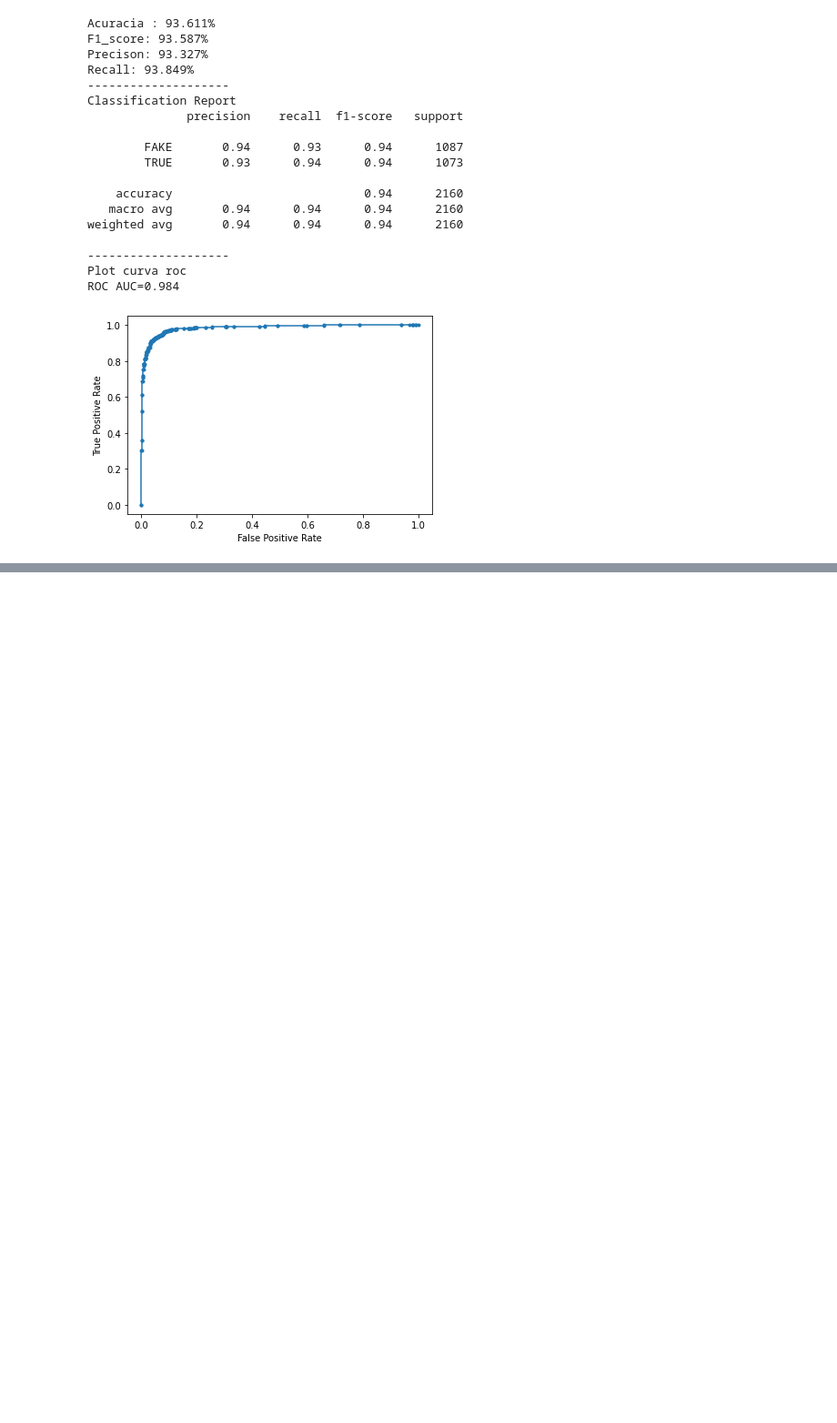
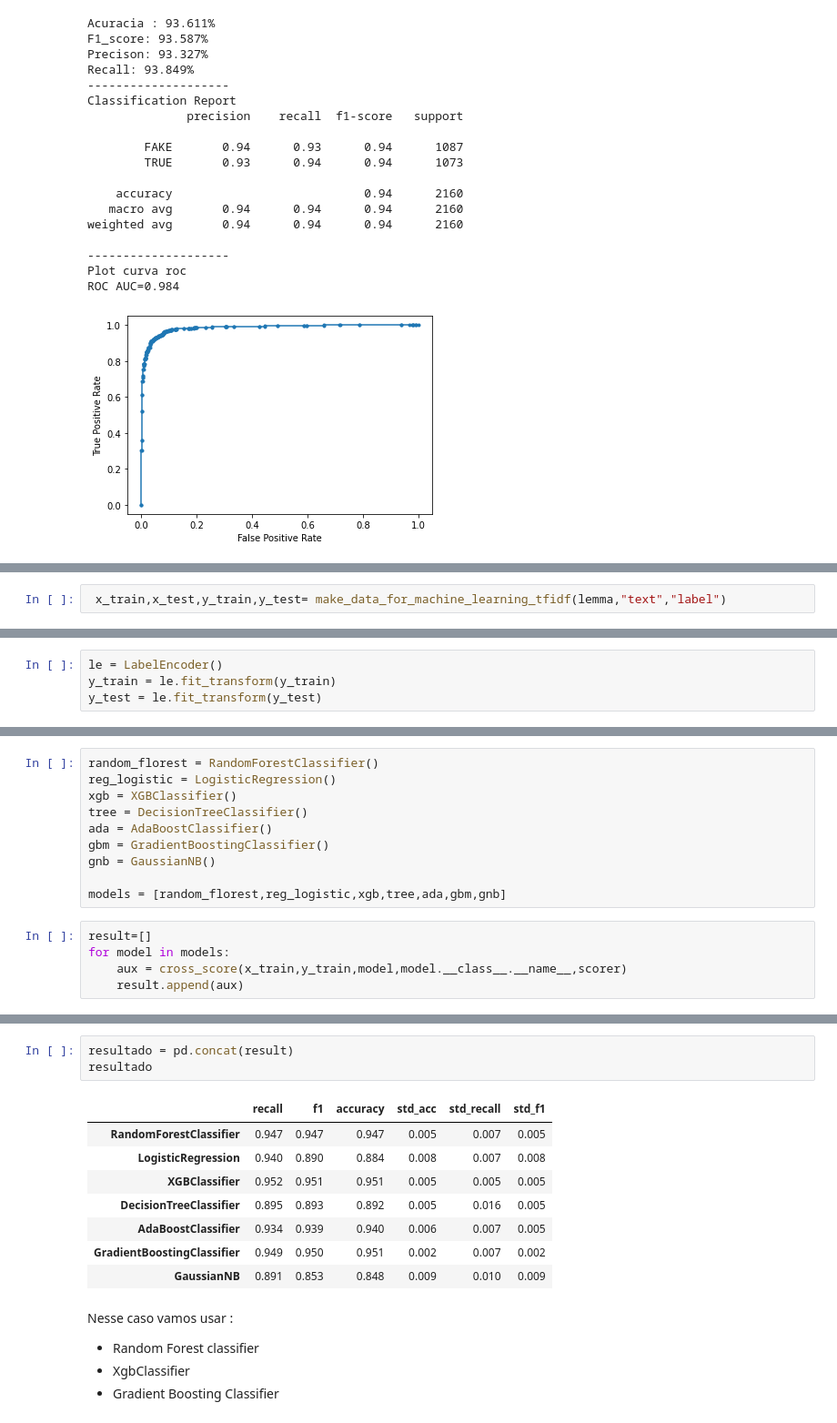
Before and after one commit to atlantico-academy/fake-news-rating, a Jupyter notebook: notebooks/03-comparative_analysis.ipynb, the cells around one changed output, grey strips where cells are left out. Shown at 91% size. Cells and saved outputs as stored; diff of their text form; blank space fills up the shorter version.

```diff
--- a/notebooks/03-comparative_analysis.ipynb
+++ b/notebooks/03-comparative_analysis.ipynb
@@ -340,0 +581,2 @@ ROC AUC=0.984
+# %%
+ x_train,x_test,y_train,y_test= make_data_for_machine_learning_tfidf(lemma,"text","label")
@@ -340,0 +593,4 @@ ROC AUC=0.984
+# %%
+le = LabelEncoder()
+y_train = le.fit_transform(y_train)
+y_test = le.fit_transform(y_test)
@@ -340,0 +599,15 @@ ROC AUC=0.984
+# %%
+random_florest = RandomForestClassifier()
+reg_logistic = LogisticRegression()
+xgb = XGBClassifier()
+tree = DecisionTreeClassifier()
+ada = AdaBoostClassifier()
+gbm = GradientBoostingClassifier()
+gnb = GaussianNB()
+
+models = [random_florest,reg_logistic,xgb,tree,ada,gbm,gnb]
+# %%
+result=[]
+for model in models:
+    aux = cross_score(x_train,y_train,model,model.__class__.__name__,scorer)
+    result.append(aux)
@@ -340,0 +632,17 @@ ROC AUC=0.984
+# %%
+resultado = pd.concat(result)
+resultado
+# %% [output]
+|  | recall | f1 | accuracy | std_acc | std_recall | std_f1 |
+| RandomForestClassifier | 0.947 | 0.947 | 0.947 | 0.005 | 0.007 | 0.005 |
+| LogisticRegression | 0.940 | 0.890 | 0.884 | 0.008 | 0.007 | 0.008 |
+| XGBClassifier | 0.952 | 0.951 | 0.951 | 0.005 | 0.005 | 0.005 |
+| DecisionTreeClassifier | 0.895 | 0.893 | 0.892 | 0.005 | 0.016 | 0.005 |
+| AdaBoostClassifier | 0.934 | 0.939 | 0.940 | 0.006 | 0.007 | 0.005 |
+| GradientBoostingClassifier | 0.949 | 0.950 | 0.951 | 0.002 | 0.007 | 0.002 |
+| GaussianNB | 0.891 | 0.853 | 0.848 | 0.009 | 0.010 | 0.009 |
+# %% [markdown]
+Nesse caso vamos usar :
+* Random Forest classifier
+* XgbClassifier
+* Gradient Boosting Classifier
```
Also changed, not shown: parts of 43 cells of this notebook.
